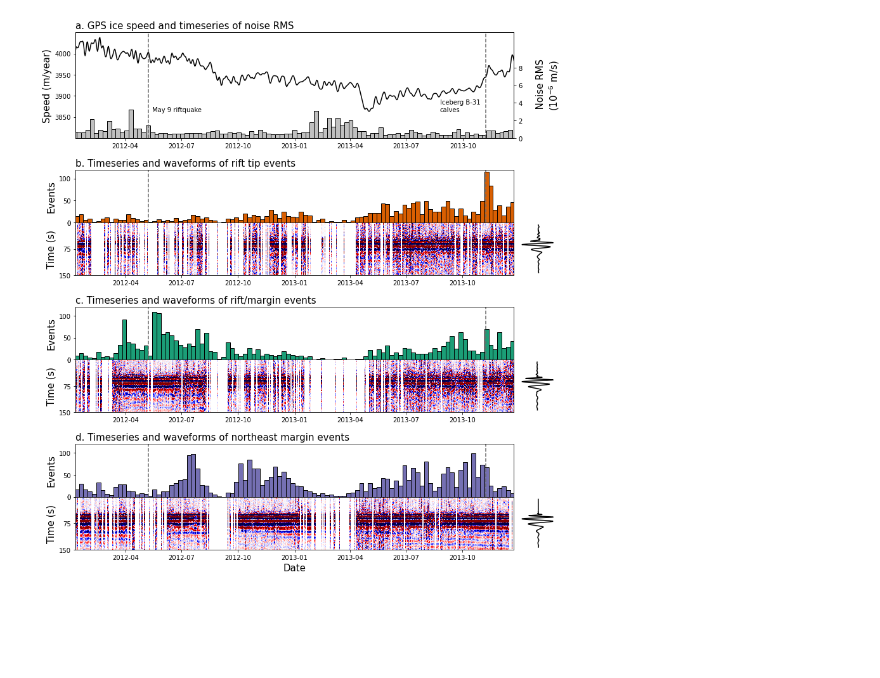
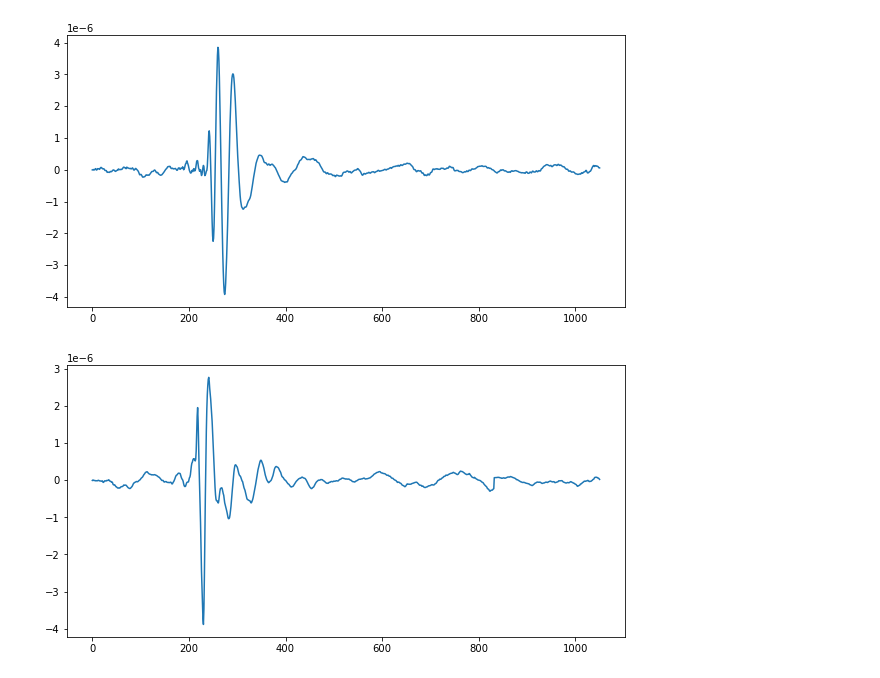
Before and after one commit to stepholinger/rift_detection_location, a Jupyter notebook: riftquake_analysis.ipynb, the cells around one changed output. Drawn from its saved outputs; the diff is of its cells as text; code cells hidden in the pictures; blank space fills up the shorter version.

Commit message:
new stacking paradigm

```diff
--- a/riftquake_analysis.ipynb
+++ b/riftquake_analysis.ipynb
@@ -705,7 +721,7 @@ cluster_file.close()
 
 # read daily stacks of waveforms
 home_dir = str(pathlib.Path().absolute())
-stack_file = h5py.File("outputs/figures/stacks.h5",'r')
+stack_file = h5py.File("outputs/stacking/stacks.h5",'r')
 rift_tip_daily_stacks = np.array(stack_file["rift_tip_daily_stacks"])
 rift_margin_daily_stacks = np.array(stack_file["rift_margin_daily_stacks"])
 ne_margin_daily_stacks = np.array(stack_file["ne_margin_daily_stacks"])
@@ -732,5 +748,27 @@ colors = ["#d95f02","#1b9e77","#7570b3"]
 
 # make the plot
 plot_weekly_events_and_gps(filt_gps_speed,gps_time_vect,noise_vect,noise_date_vect,np.array(detection_times)[predictions==cluster],daily_stacks,stacks,colors,baz_bounds,backazimuths[predictions==cluster])
-# %% [output]
-[figure, removed]
+# %%
+# read daily stacks of waveforms
+home_dir = str(pathlib.Path().absolute())
+stack_file = h5py.File("outputs/stacking/stacks_PIG2_0.01Hz.h5",'r')
+rift_tip_daily_stacks = np.array(stack_file["rift_tip_daily_stacks"])
+rift_margin_daily_stacks = np.array(stack_file["rift_margin_daily_stacks"])
+ne_margin_daily_stacks = np.array(stack_file["ne_margin_daily_stacks"])
+daily_stacks = [rift_tip_daily_stacks,rift_margin_daily_stacks,ne_margin_daily_stacks]
+rift_tip_stack = np.array(stack_file["rift_tip_stack"])
+rift_margin_stack = np.array(stack_file["rift_margin_stack"])
+ne_margin_stack = np.array(stack_file["ne_margin_stack"])
+stacks = [rift_tip_stack,rift_margin_stack,ne_margin_stack]
+stack_file.close()
+# %%
+plt.figure(figsize=(10,5))
+plt.plot(rift_tip_stack[0])
+plt.show()
+
+plt.figure(figsize=(10,5))
+plt.plot(rift_tip_stack[1])
+plt.show()
+# %% [output]
+[figure, added]
+[figure, added]
```
Also changed, not shown: parts of 9 cells of this notebook, 3 other files.
